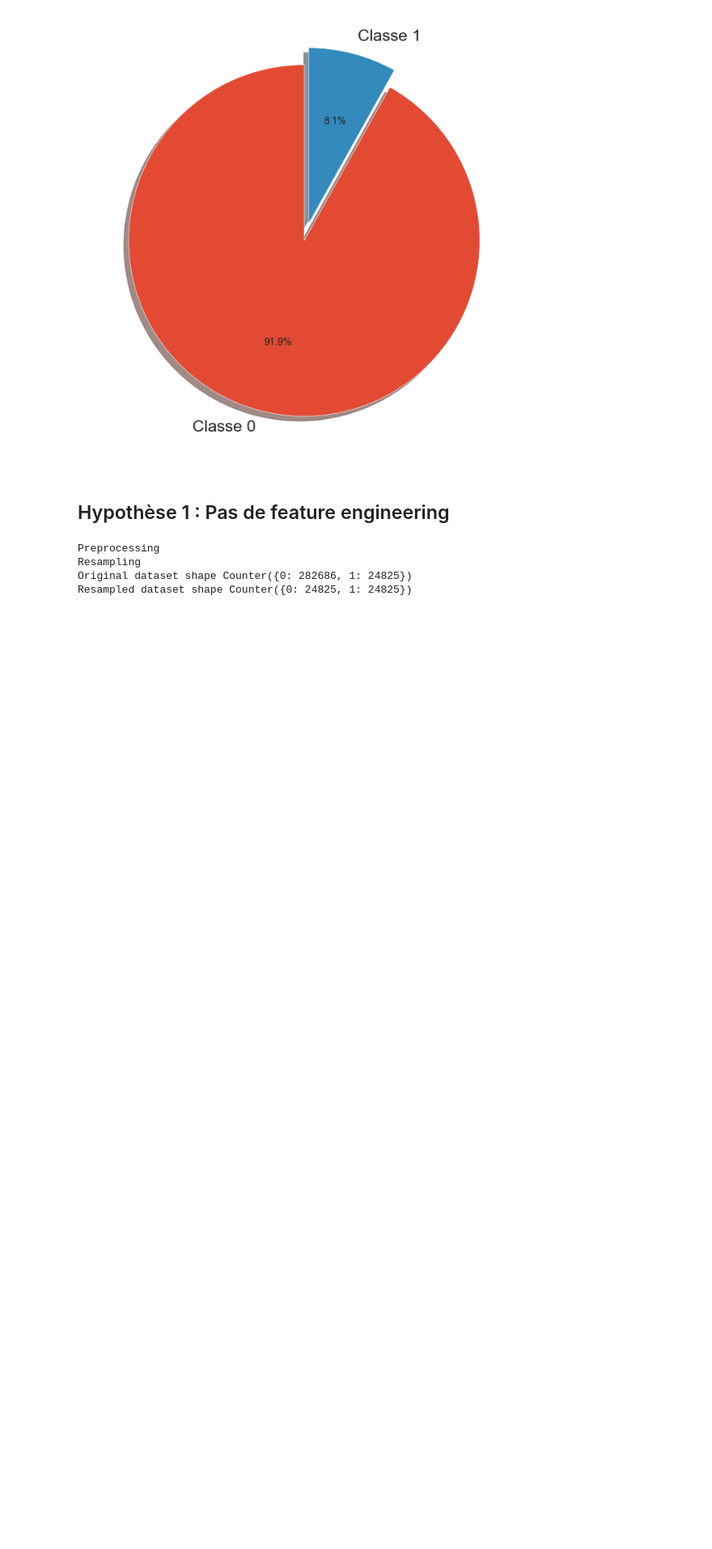
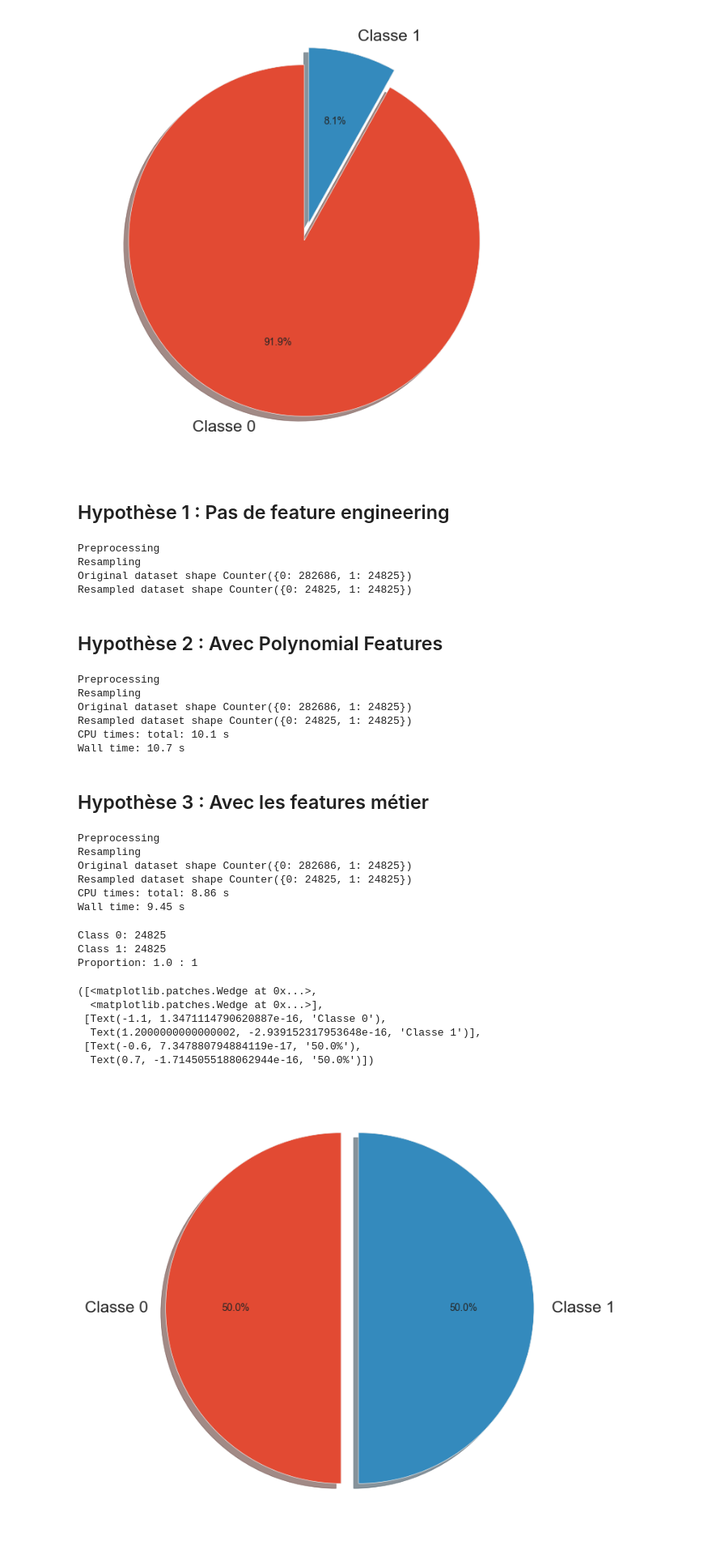
Before and after one commit to MaTo7777/scoring-model, a Jupyter notebook: notebooks/Projet7.ipynb, the cells around one changed output. Shown at 81% size. Cells and saved outputs as stored; diff of their text form; code cells hidden in the pictures; blank space fills up the shorter version.

```diff
--- a/notebooks/Projet7.ipynb
+++ b/notebooks/Projet7.ipynb
@@ -1166,3 +1209,64 @@ Preprocessing
 Resampling
 Original dataset shape Counter({0: 282686, 1: 24825})
 Resampled dataset shape Counter({0: 24825, 1: 24825})
+# %% [markdown]
+## Hypothèse 2 : Avec Polynomial Features
+# %%
+%%time
+
+print("Preprocessing")
+train_poly, test_poly = preprocesseur(app_train_poly, app_test_poly)
+
+print("Resampling")
+X_smt_poly, y_smt_poly = smt.fit_resample(train_poly, app_train["TARGET"])
+
+print('Original dataset shape %s' % Counter(app_train["TARGET"]))
+print('Resampled dataset shape %s' % Counter(y_smt_poly))
+# %% [output]
+Preprocessing
+Resampling
+Original dataset shape Counter({0: 282686, 1: 24825})
+Resampled dataset shape Counter({0: 24825, 1: 24825})
+CPU times: total: 10.1 s
+Wall time: 10.7 s
+# %% [markdown]
+## Hypothèse 3 : Avec les features métier
+# %%
+%%time
+
+print("Preprocessing")
+train_domain, test_domain = preprocesseur(app_train_domain, app_test_domain)
+
+print("Resampling")
+X_smt_domain, y_smt_domain = smt.fit_resample(train_domain, app_train["TARGET"])
+
+print('Original dataset shape %s' % Counter(app_train["TARGET"]))
+print('Resampled dataset shape %s' % Counter(y_smt_domain))
+# %% [output]
+Preprocessing
+Resampling
+Original dataset shape Counter({0: 282686, 1: 24825})
+Resampled dataset shape Counter({0: 24825, 1: 24825})
+CPU times: total: 8.86 s
+Wall time: 9.45 s
+# %%
+target_count = y_smt.value_counts()
+print('Class 0:', target_count[0])
+print('Class 1:', target_count[1])
+print('Proportion:', round(target_count[0] / target_count[1], 2), ': 1')
+
+plt.figure(figsize=(8,8))
+
+plt.pie(target_count, explode=[0, 0.1], labels=["Classe 0", "Classe 1"], autopct='%1.1f%%',
+        shadow=True, startangle=90)
+# %% [output]
+Class 0: 24825
+Class 1: 24825
+Proportion: 1.0 : 1
+([<matplotlib.patches.Wedge at 0x...>,
+  <matplotlib.patches.Wedge at 0x...>],
+ [Text(-1.1, 1.3471114790620887e-16, 'Classe 0'),
+  Text(1.2000000000000002, -2.939152317953648e-16, 'Classe 1')],
+ [Text(-0.6, 7.347880794884119e-17, '50.0%'),
+  Text(0.7, -1.7145055188062944e-16, '50.0%')])
+[figure, added]
```
Also changed, not shown: parts of 44 cells of this notebook.
